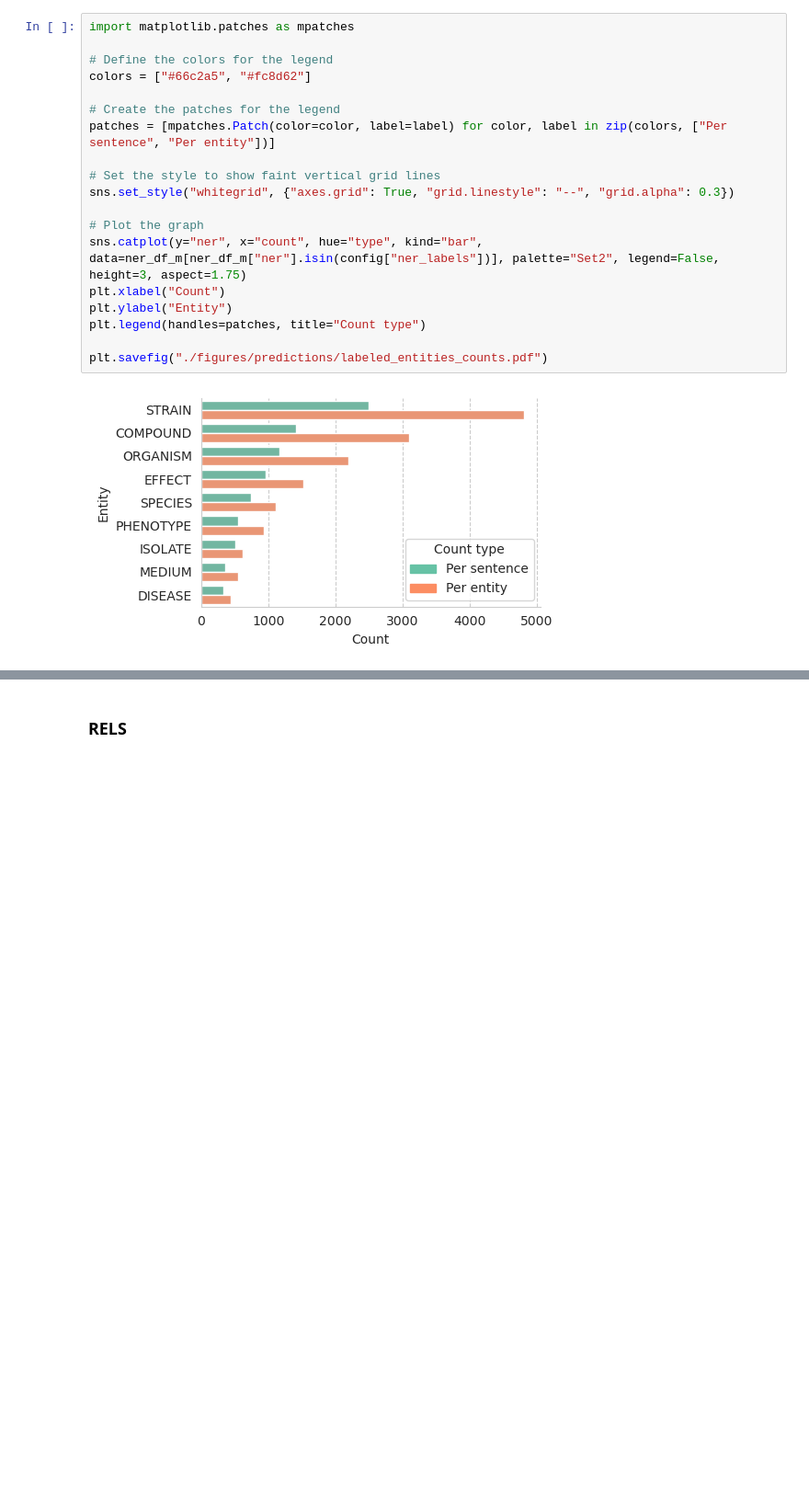
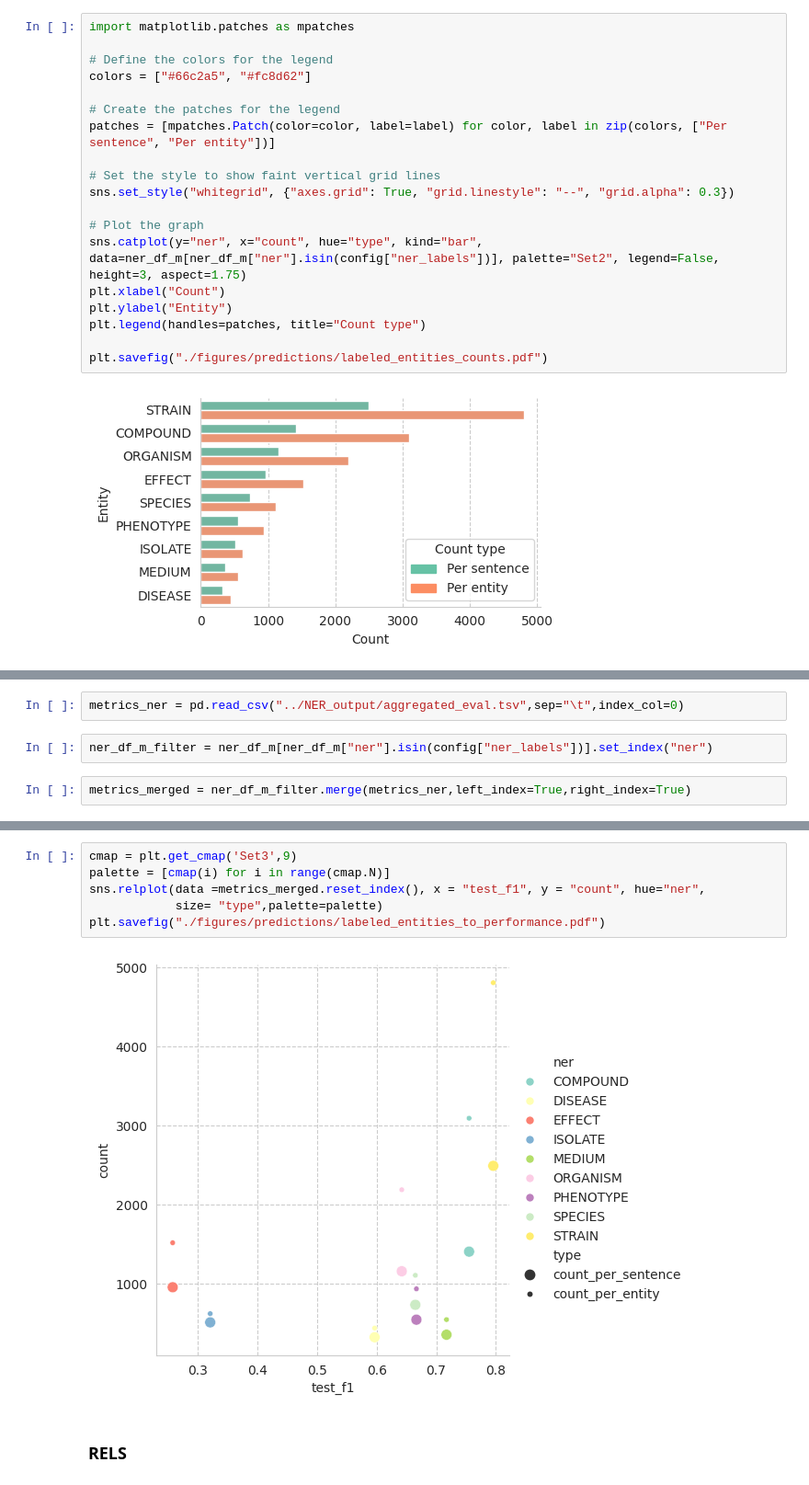
Before and after one commit to danielzmbp/NLP4Pheno, a Jupyter notebook: notebooks/summary_label.ipynb, the cells around one changed output, grey strips where cells are left out. Shown: that part at 92% size. Cells and saved outputs as stored; diff of their text form; blank space fills up the shorter version.

```diff
--- a/notebooks/summary_label.ipynb
+++ b/notebooks/summary_label.ipynb
@@ -146,0 +148,6 @@ plt.savefig("./figures/predictions/labeled_entities_counts.pdf")
+# %%
+metrics_ner = pd.read_csv("../NER_output/aggregated_eval.tsv",sep="\t",index_col=0)
+# %%
+ner_df_m_filter = ner_df_m[ner_df_m["ner"].isin(config["ner_labels"])].set_index("ner")
+# %%
+metrics_merged = ner_df_m_filter.merge(metrics_ner,left_index=True,right_index=True)
@@ -147,3 +158,11 @@ plt.savefig("./figures/predictions/labeled_entities_counts.pdf")
+# %%
+cmap = plt.get_cmap('Set3',9)
+palette = [cmap(i) for i in range(cmap.N)]
+sns.relplot(data =metrics_merged.reset_index(), x = "test_f1", y = "count", hue="ner",
+            size= "type",palette=palette)
+plt.savefig("./figures/predictions/labeled_entities_to_performance.pdf")
+# %% [output]
+[figure, added]
 # %% [markdown]
 ### RELS
 # %%
```
Also changed, not shown: parts of 5 cells of this notebook.
